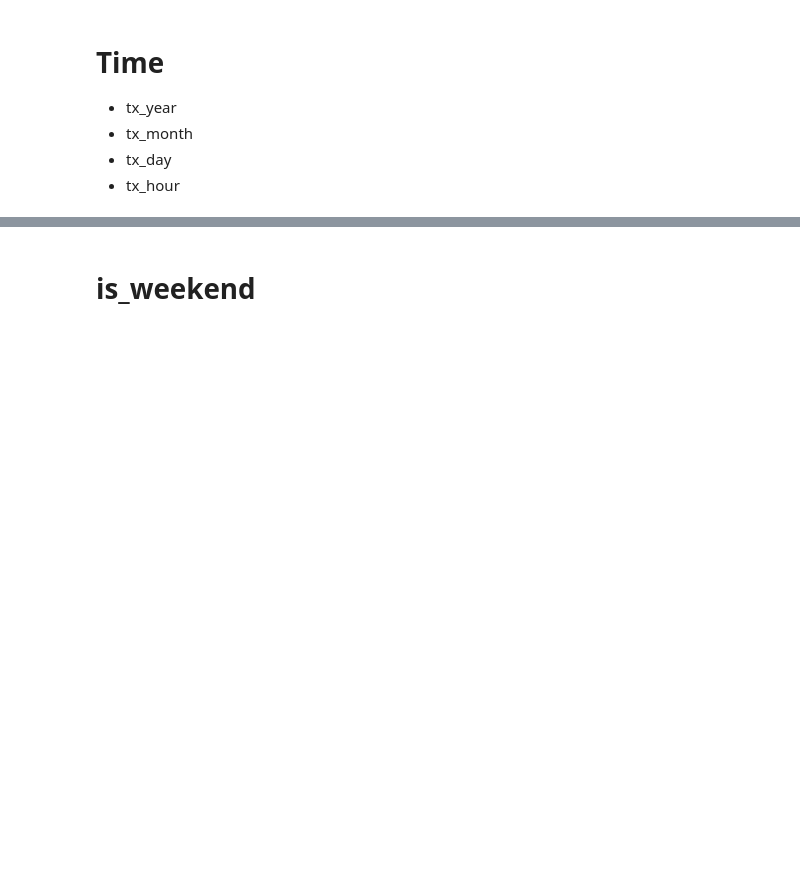
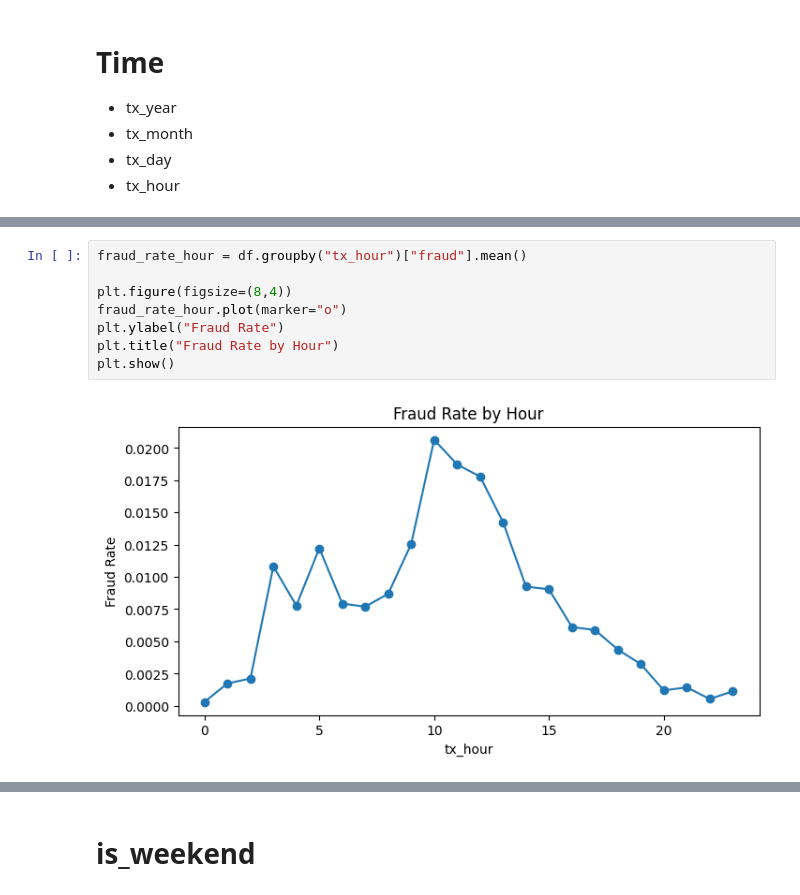
Before and after one commit to BDAIFin/knk, a Jupyter notebook: notebooks/EDA.ipynb, the cells around one changed output, grey strips where cells are left out. Cells and saved outputs as stored; diff of their text form; blank space fills up the shorter version.

```diff
--- a/notebooks/EDA.ipynb
+++ b/notebooks/EDA.ipynb
@@ -777,0 +1151,10 @@ KeyError: 'expiers_year'
+# %%
+fraud_rate_hour = df.groupby("tx_hour")["fraud"].mean()
+
+plt.figure(figsize=(8,4))
+fraud_rate_hour.plot(marker="o")
+plt.ylabel("Fraud Rate")
+plt.title("Fraud Rate by Hour")
+plt.show()
+# %% [output]
+[figure, added]
```
Also changed, not shown: parts of 76 cells of this notebook.
